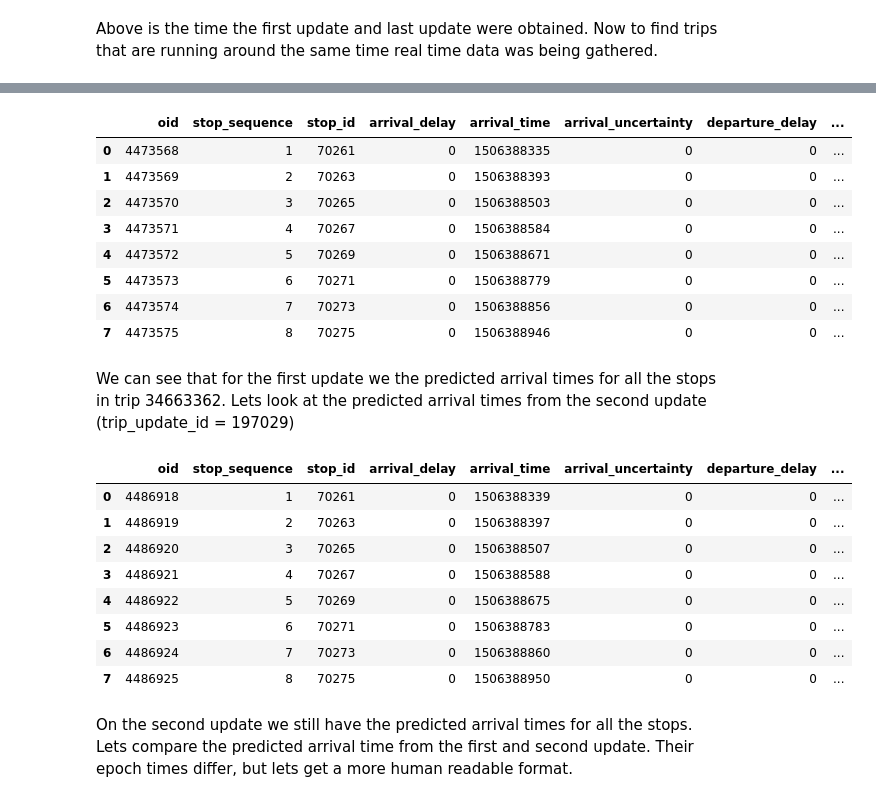
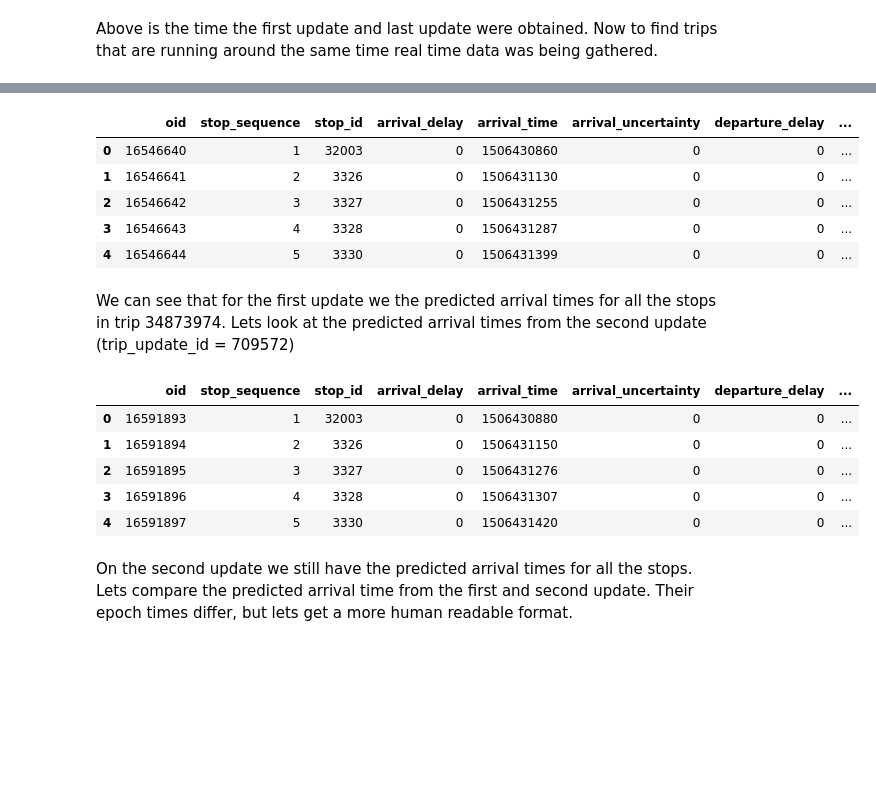
Before and after one commit to jmhern/GTFS_work, a Jupyter notebook: RealTimeDataAnalysis.ipynb, the cells around one changed output, grey strips where cells are left out. Cells and saved outputs as stored; diff of their text form; code cells hidden in the pictures; blank space fills up the shorter version.

```diff
--- a/RealTimeDataAnalysis.ipynb
+++ b/RealTimeDataAnalysis.ipynb
@@ -102,32 +114,26 @@ Above is the expected arrival times for trip 34663362
 # connect to the sqlite database for querying data from stop time updates
 conn = sqlite3.connect('../../gtfs.db')
 # %%
-first_update = pd.read_sql_query('select * from stop_time_updates where trip_update_id = 196427', conn)
-first_update
+first_update = pd.read_sql_query('select * from stop_time_updates where trip_update_id = 707587', conn)
+first_update.head()
 # %% [output]
 |  | oid | stop_sequence | stop_id | arrival_delay | arrival_time | arrival_uncertainty | departure_delay | ... |
-| 0 | 4473568 | 1 | 70261 | 0 | 1506388335 | 0 | 0 | ... |
-| 1 | 4473569 | 2 | 70263 | 0 | 1506388393 | 0 | 0 | ... |
-| 2 | 4473570 | 3 | 70265 | 0 | 1506388503 | 0 | 0 | ... |
-| 3 | 4473571 | 4 | 70267 | 0 | 1506388584 | 0 | 0 | ... |
-| 4 | 4473572 | 5 | 70269 | 0 | 1506388671 | 0 | 0 | ... |
-| 5 | 4473573 | 6 | 70271 | 0 | 1506388779 | 0 | 0 | ... |
-| 6 | 4473574 | 7 | 70273 | 0 | 1506388856 | 0 | 0 | ... |
-| 7 | 4473575 | 8 | 70275 | 0 | 1506388946 | 0 | 0 | ... |
+| 0 | 16546640 | 1 | 32003 | 0 | 1506430860 | 0 | 0 | ... |
+| 1 | 16546641 | 2 | 3326 | 0 | 1506431130 | 0 | 0 | ... |
+| 2 | 16546642 | 3 | 3327 | 0 | 1506431255 | 0 | 0 | ... |
+| 3 | 16546643 | 4 | 3328 | 0 | 1506431287 | 0 | 0 | ... |
+| 4 | 16546644 | 5 | 3330 | 0 | 1506431399 | 0 | 0 | ... |
 # %% [markdown]
-We can see that for the first update we the predicted arrival times for all the stops in trip 34663362. Lets look at the predicted arrival times from the second update (trip_update_id = 197029)
+We can see that for the first update we the predicted arrival times for all the stops in trip 34873974. Lets look at the predicted arrival times from the second update (trip_update_id = 709572)
 # %%
-second_update = pd.read_sql_query('select * from stop_time_updates where trip_update_id = 197029', conn)
-second_update
+second_update = pd.read_sql_query('select * from stop_time_updates where trip_update_id = 709572', conn)
+second_update.head()
 # %% [output]
 |  | oid | stop_sequence | stop_id | arrival_delay | arrival_time | arrival_uncertainty | departure_delay | ... |
-| 0 | 4486918 | 1 | 70261 | 0 | 1506388339 | 0 | 0 | ... |
-| 1 | 4486919 | 2 | 70263 | 0 | 1506388397 | 0 | 0 | ... |
-| 2 | 4486920 | 3 | 70265 | 0 | 1506388507 | 0 | 0 | ... |
-| 3 | 4486921 | 4 | 70267 | 0 | 1506388588 | 0 | 0 | ... |
-| 4 | 4486922 | 5 | 70269 | 0 | 1506388675 | 0 | 0 | ... |
-| 5 | 4486923 | 6 | 70271 | 0 | 1506388783 | 0 | 0 | ... |
-| 6 | 4486924 | 7 | 70273 | 0 | 1506388860 | 0 | 0 | ... |
-| 7 | 4486925 | 8 | 70275 | 0 | 1506388950 | 0 | 0 | ... |
+| 0 | 16591893 | 1 | 32003 | 0 | 1506430880 | 0 | 0 | ... |
+| 1 | 16591894 | 2 | 3326 | 0 | 1506431150 | 0 | 0 | ... |
+| 2 | 16591895 | 3 | 3327 | 0 | 1506431276 | 0 | 0 | ... |
+| 3 | 16591896 | 4 | 3328 | 0 | 1506431307 | 0 | 0 | ... |
+| 4 | 16591897 | 5 | 3330 | 0 | 1506431420 | 0 | 0 | ... |
 # %% [markdown]
 On the second update we still have the predicted arrival times for all the stops. Lets compare the predicted arrival time from the first and second update. Their epoch times differ, but lets get a more human readable format.
```
Also changed, not shown: parts of 46 cells of this notebook.
